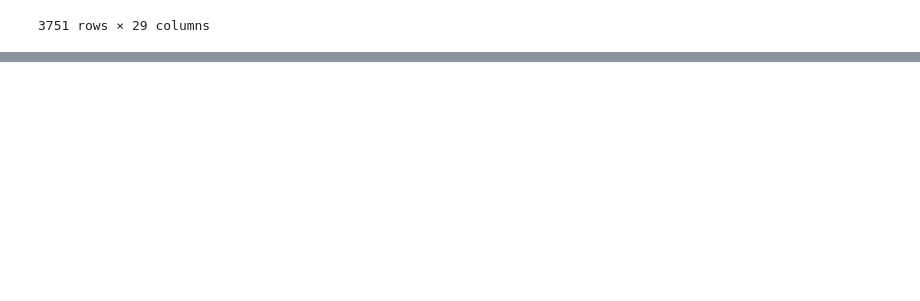
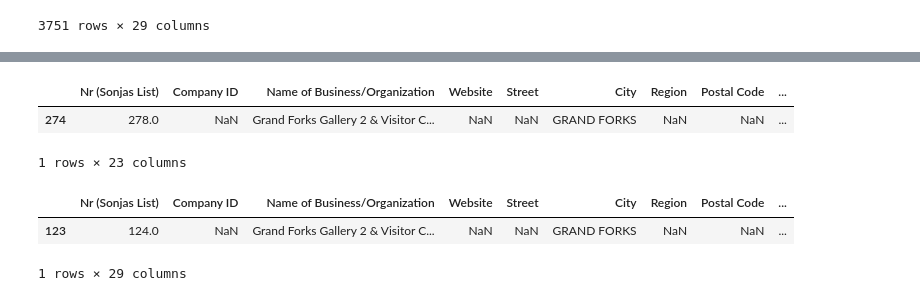
Before and after one commit to Vizzuality/tota, a Jupyter notebook: data/notebooks/tota_merge_business_data.ipynb, the cells around one changed output, grey strips where cells are left out. Drawn from its saved outputs; the diff is of its cells as text; code cells hidden in the pictures; blank space fills up the shorter version.

```diff
--- a/data/notebooks/tota_merge_business_data.ipynb
+++ b/data/notebooks/tota_merge_business_data.ipynb
@@ -344,0 +376,12 @@ clean_df_select.to_csv('../data/business_TOTA_merged.csv', index = False)
+# %%
+sonja_df[sonja_df['Nr (Sonjas List)'] == 278]
+# %% [output]
+|  | Nr (Sonjas List) | Company ID | Name of Business/Organization | Website | Street | City | Region | Postal Code | ... |
+| 274 | 278.0 | NaN | Grand Forks Gallery 2 & Visitor C... | NaN | NaN | GRAND FORKS | NaN | NaN | ... |
+1 rows × 23 columns
+# %%
+df[df['Name of Business/Organization'] == 'Grand Forks Gallery 2 & Visitor Centre']
+# %% [output]
+|  | Nr (Sonjas List) | Company ID | Name of Business/Organization | Website | Street | City | Region | Postal Code | ... |
+| 123 | 124.0 | NaN | Grand Forks Gallery 2 & Visitor C... | NaN | NaN | GRAND FORKS | NaN | NaN | ... |
+1 rows × 29 columns
```
Also changed, not shown: parts of 16 cells of this notebook.
